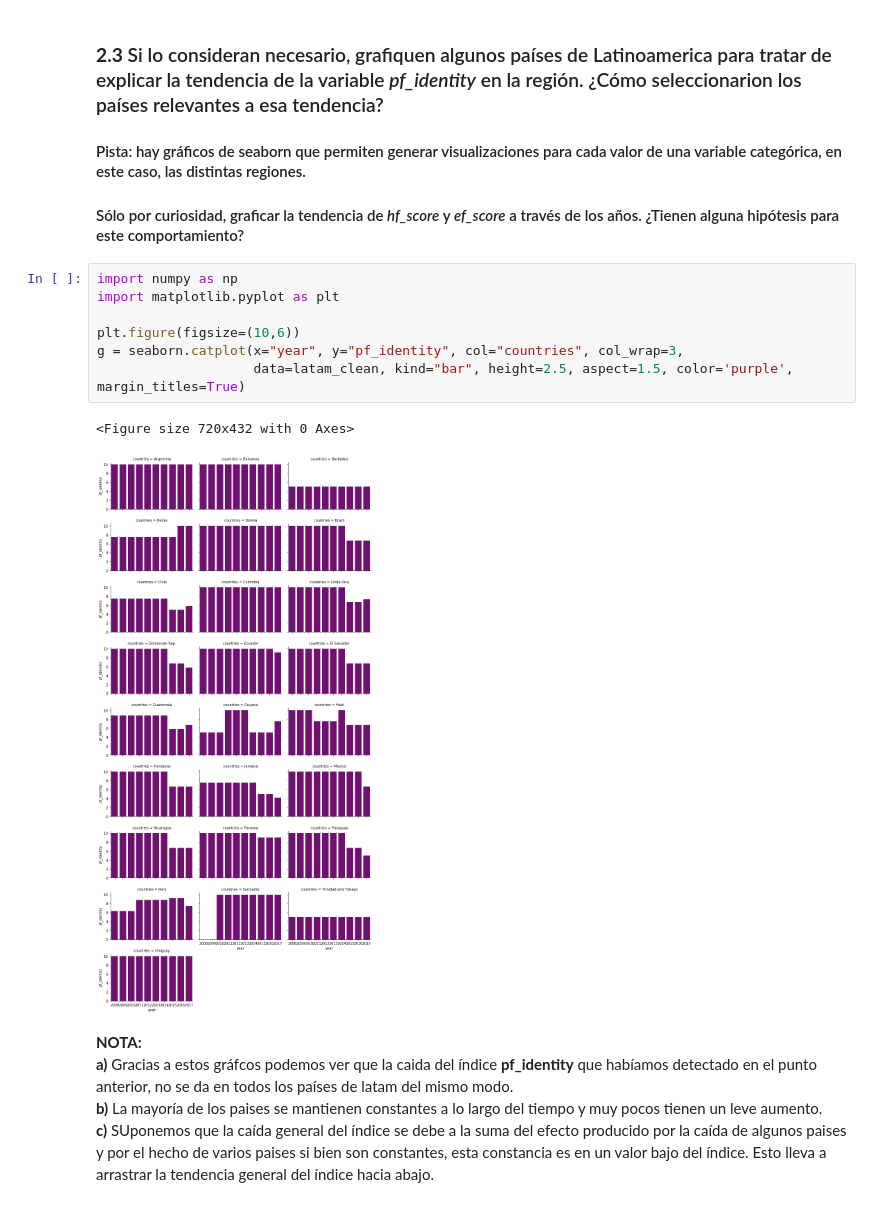
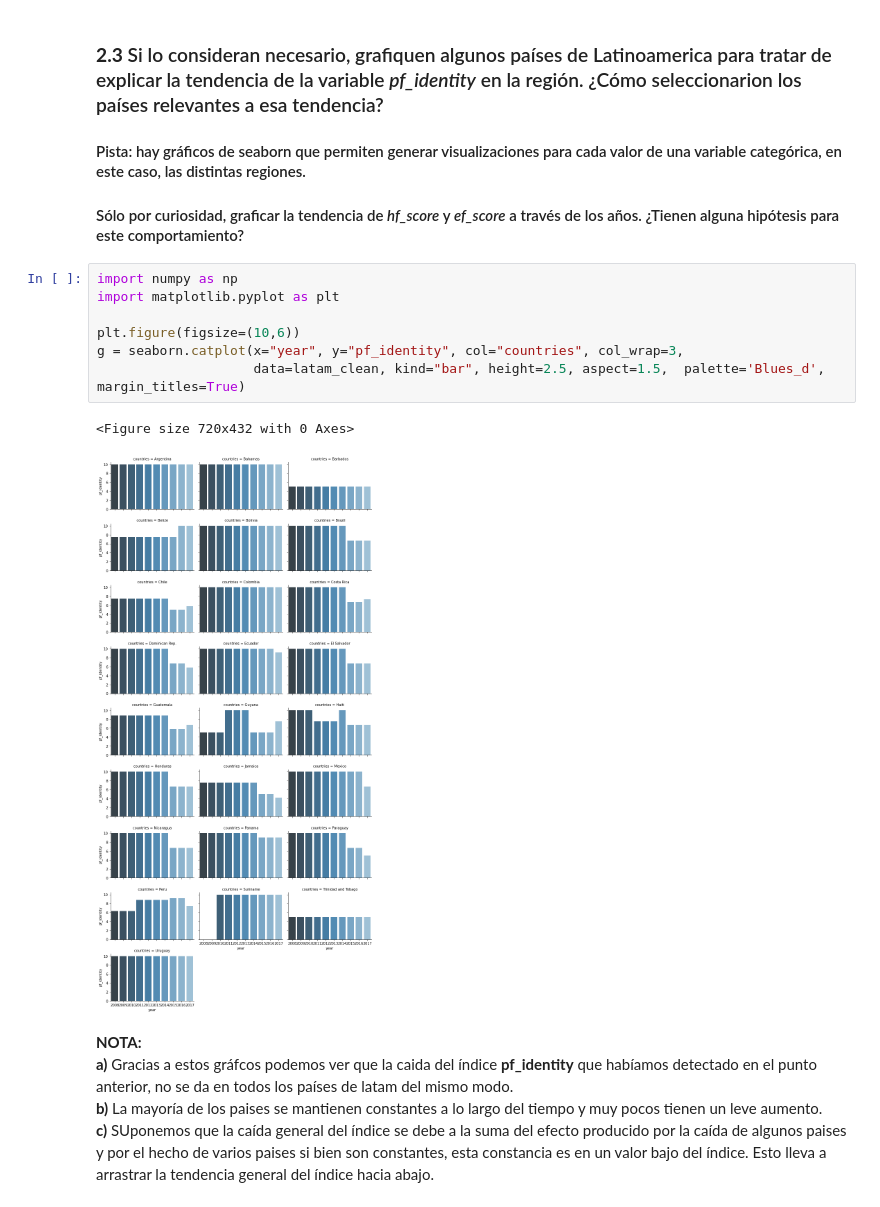
Before and after one commit to msoledadfernandez/DataScience_AnalisisyVisualizacion, a Jupyter notebook: practico.ipynb, the cells around one changed output. Saved outputs shown, nothing was run; the diff lists cells and outputs as text.

Commit message:
Propuesta cambio colores Soledad
Se modificaron algunos gráficos con la paleta de colores propuesta por Leandro.

```diff
--- a/practico.ipynb
+++ b/practico.ipynb
@@ -504,13 +499,13 @@ Text(0.5,1,'hf_score por Regiones')
 # %%
 import numpy as np
 import matplotlib.pyplot as plt
 
 plt.figure(figsize=(10,6))
 g = seaborn.catplot(x="year", y="pf_identity", col="countries", col_wrap=3,
-                    data=latam_clean, kind="bar", height=2.5, aspect=1.5, color='purple', margin_titles=True)
+                    data=latam_clean, kind="bar", height=2.5, aspect=1.5,  palette='Blues_d', margin_titles=True)
 # %% [output]
 <Figure size 720x432 with 0 Axes>
-[figure, old version]
+[figure, new version]
 # %% [markdown]
 **NOTA:**
 **a)** Gracias a estos gráfcos podemos ver que la caida del índice **pf_identity** que habíamos detectado en el punto anterior, no se da en todos los países de latam del mismo modo.
```
Also changed, not shown: parts of 12 cells of this notebook.
